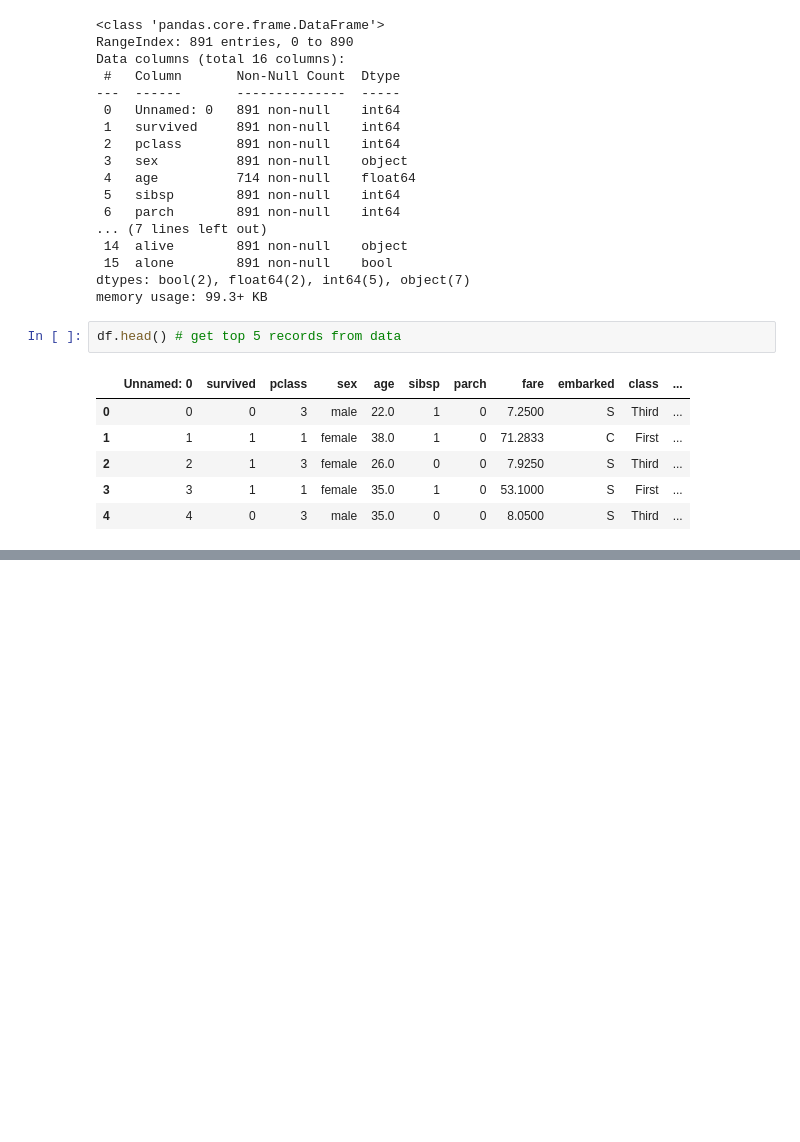
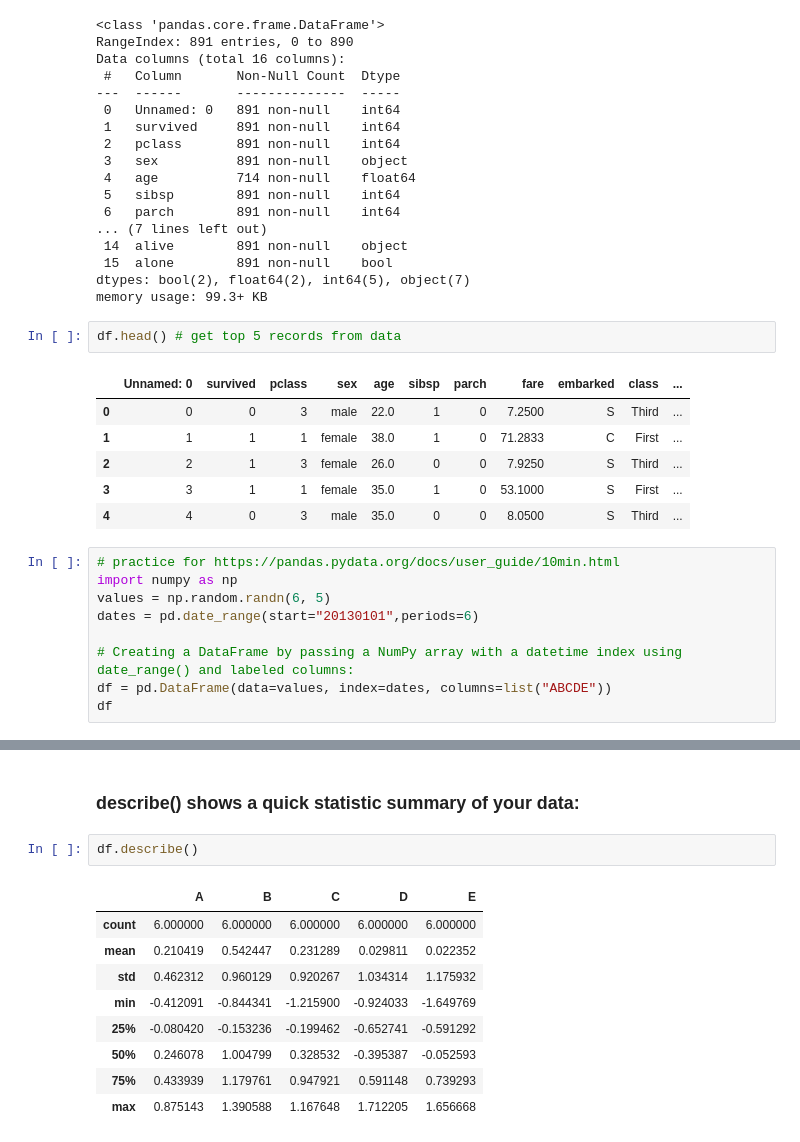
Before and after one commit to Zeeshan138063/data_science_practice, a Jupyter notebook: pandas.ipynb, the cells around one changed output, grey strips where cells are left out. Saved outputs shown, nothing was run; the diff lists cells and outputs as text; blank space fills up the shorter version.

```diff
--- a/pandas.ipynb
+++ b/pandas.ipynb
@@ -42,3 +42,12 @@ df.head() # get top 5 records from data
 | 2 | 2 | 1 | 3 | female | 26.0 | 0 | 0 | 7.9250 | S | Third | ... |
 | 3 | 3 | 1 | 1 | female | 35.0 | 1 | 0 | 53.1000 | S | First | ... |
 | 4 | 4 | 0 | 3 | male | 35.0 | 0 | 0 | 8.0500 | S | Third | ... |
+# %%
+# practice for https://pandas.pydata.org/docs/user_guide/10min.html
+import numpy as np
+values = np.random.randn(6, 5)
+dates = pd.date_range(start="20130101",periods=6)
+
+# Creating a DataFrame by passing a NumPy array with a datetime index using date_range() and labeled columns:
+df = pd.DataFrame(data=values, index=dates, columns=list("ABCDE"))
+df
@@ -44,0 +160,14 @@ df.head() # get top 5 records from data
+# %% [markdown]
+### describe() shows a quick statistic summary of your data:
+# %%
+df.describe()
+# %% [output]
+|  | A | B | C | D | E |
+| count | 6.000000 | 6.000000 | 6.000000 | 6.000000 | 6.000000 |
+| mean | 0.210419 | 0.542447 | 0.231289 | 0.029811 | 0.022352 |
+| std | 0.462312 | 0.960129 | 0.920267 | 1.034314 | 1.175932 |
+| min | -0.412091 | -0.844341 | -1.215900 | -0.924033 | -1.649769 |
+| 25% | -0.080420 | -0.153236 | -0.199462 | -0.652741 | -0.591292 |
+| 50% | 0.246078 | 1.004799 | 0.328532 | -0.395387 | -0.052593 |
+| 75% | 0.433939 | 1.179761 | 0.947921 | 0.591148 | 0.739293 |
+| max | 0.875143 | 1.390588 | 1.167648 | 1.712205 | 1.656668 |
```
Also changed, not shown: parts of 24 cells of this notebook.
